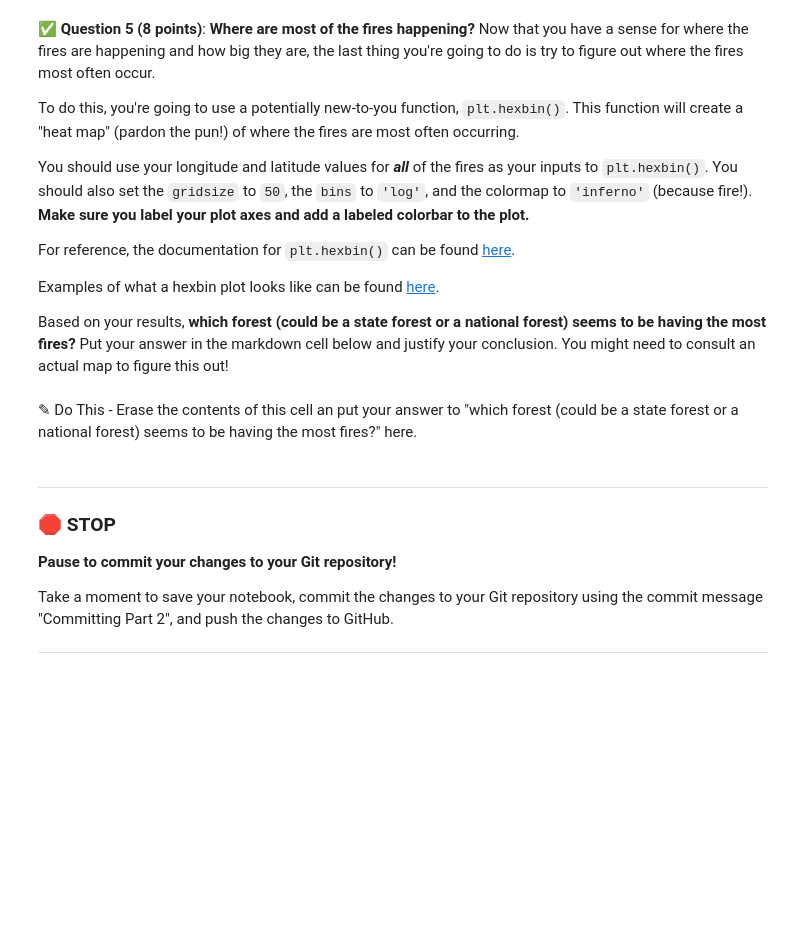
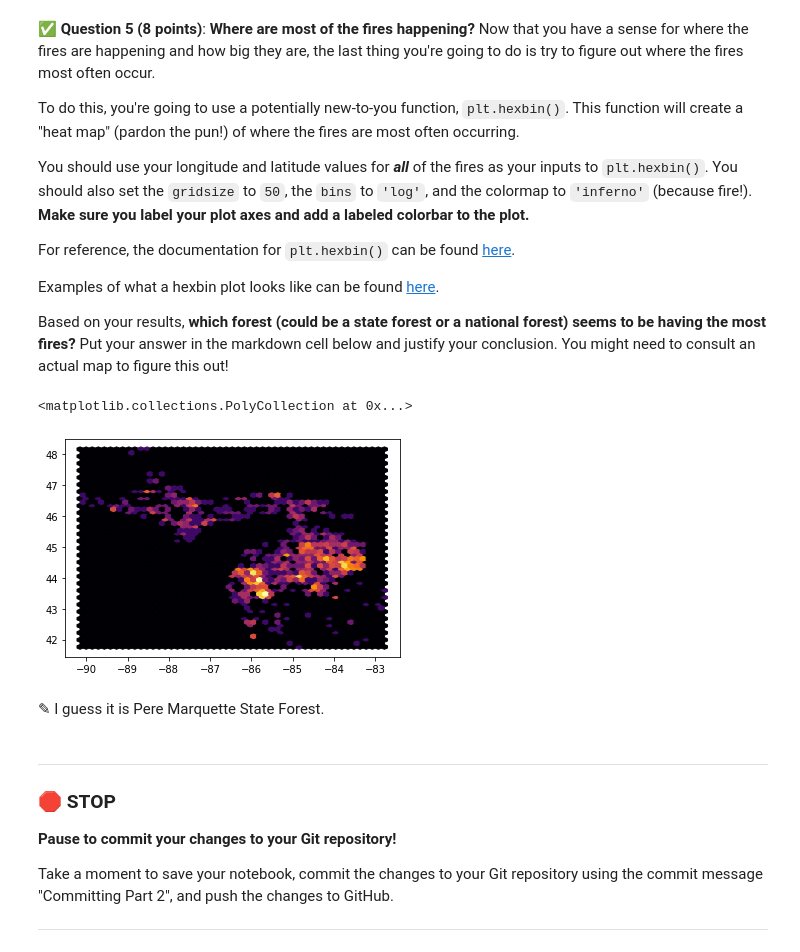
Before and after one commit to jmounika16/cmse202-s21-turnin, a Jupyter notebook: hw-02/HW-02_PandasReviewAndPythonObjects-STUDENT.ipynb, the cells around one changed output. Drawn from its saved outputs; the diff is of its cells as text; code cells hidden in the pictures; blank space fills up the shorter version.

```diff
--- a/hw-02/HW-02_PandasReviewAndPythonObjects-STUDENT.ipynb
+++ b/hw-02/HW-02_PandasReviewAndPythonObjects-STUDENT.ipynb
@@ -128,8 +167,12 @@ Examples of what a hexbin plot looks like can be found [here](https://matplotlib
 Based on your results, **which forest (could be a state forest or a national forest) seems to be having the most fires?** Put your answer in the markdown cell below and justify your conclusion. You might need to consult an actual map to figure this out!
 # %%
 ### Put your code here
+plt.hexbin(longitude,latitude, gridsize=50, bins='log', cmap='inferno')
+# %% [output]
+<matplotlib.collections.PolyCollection at 0x...>
+[figure, added]
-# %% [markdown]
-<font size=+3>&#9998;</font> Do This - Erase the contents of this cell an put your answer to "which forest (could be a state forest or a national forest) seems to be having the most fires?" here.
+# %% [markdown]
+<font size=+3>&#9998;</font> I guess it is Pere Marquette State Forest.
 # %% [markdown]
 ---
 ### &#128721; STOP
```
Also changed, not shown: parts of 14 cells of this notebook.
